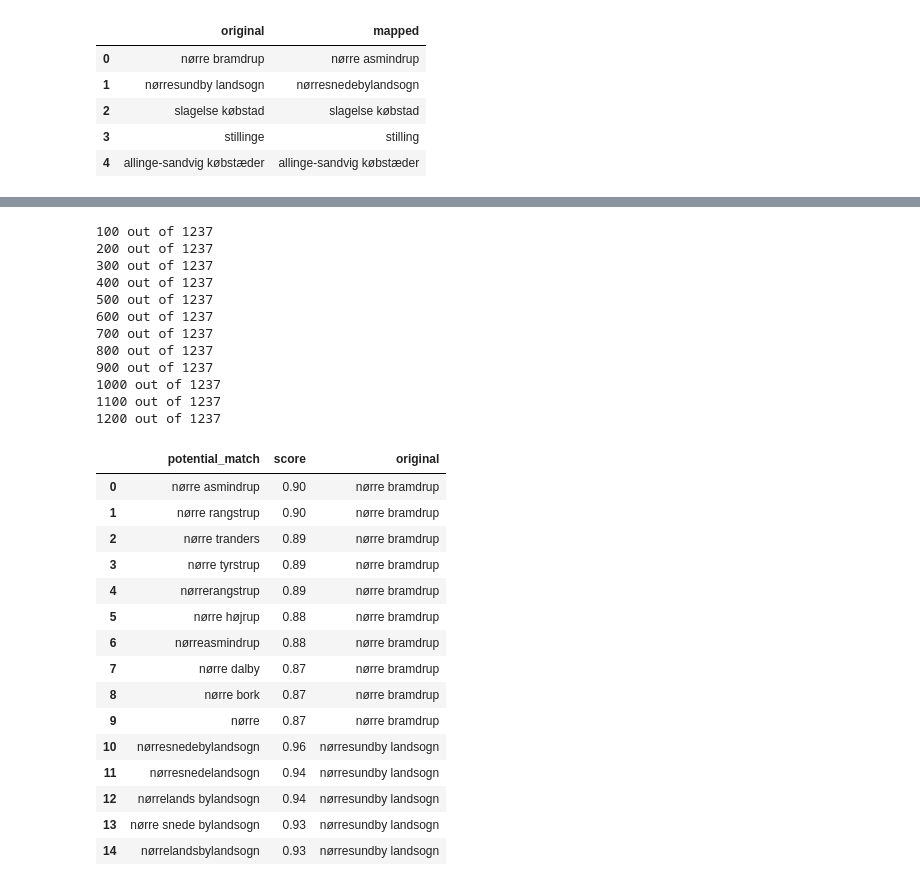
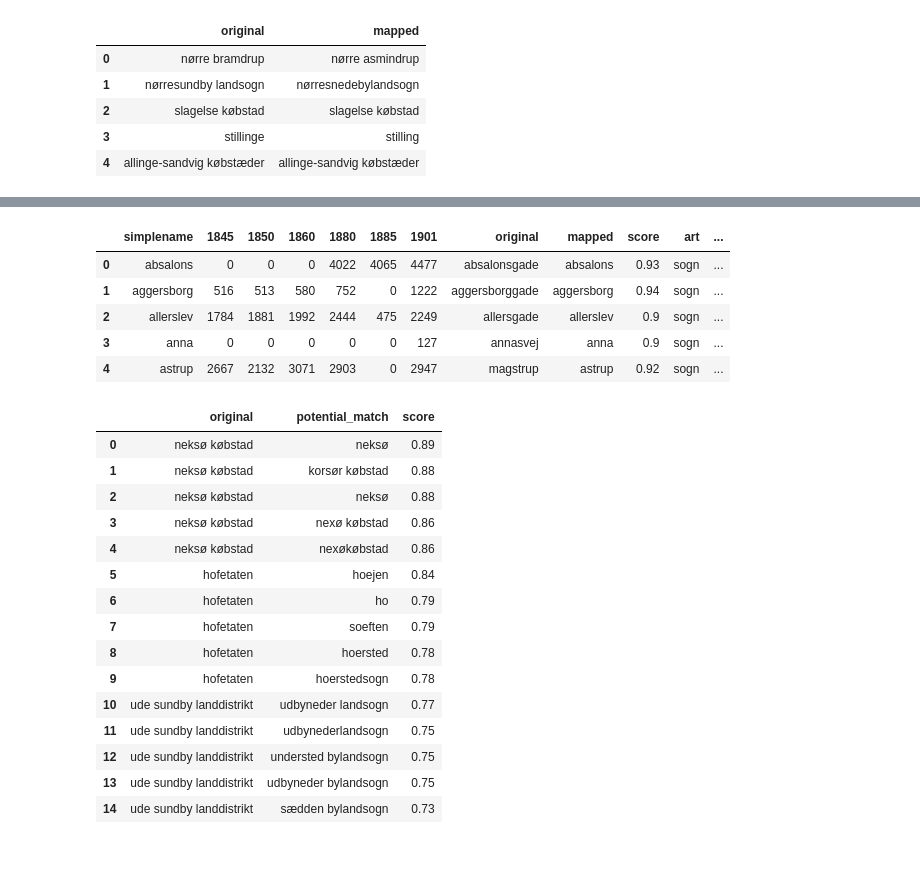
Before and after one commit to link-lives/city-standardization, a Jupyter notebook: city_unification.ipynb, the cells around one changed output, grey strips where cells are left out. Drawn from its saved outputs; the diff is of its cells as text; code cells hidden in the pictures; blank space fills up the shorter version.

```diff
--- a/city_unification.ipynb
+++ b/city_unification.ipynb
@@ -439,50 +455,54 @@ ft1901_LL.txt
 Done :D
 Matched records: 6674325 out of 8872065 ( 75.22854036799775 )%
 Matched places: 1647 out of 1924 ( 85.6029106029106 )%
+# %%
+#Adding few more requested variables
+dfmap = pd.read_csv(_path+'../out/mapping.tsv', sep = '\t', dtype=str, names=['original','mapped', 'score'], skiprows=1)
+jaro09 = pd.read_csv(_path+'../out/places_FT_jaro0.9_01.tsv', sep='\t')
+jaro09 = jaro09.merge(dfmap[dfmap.score.astype(float) >= THRESHOLD], left_on='simplename', right_on='mapped').merge(dd[['simplename', 'art', 'enhedid']], on='simplename')
+jaro09.to_csv(_path+'../out/places_FT_jaro0.9_01.tsv', sep='\t')
+jaro09.head()
+# %% [output]
+|  | simplename | 1845 | 1850 | 1860 | 1880 | 1885 | 1901 | original | mapped | score | art | ... |
+| 0 | absalons | 0 | 0 | 0 | 4022 | 4065 | 4477 | absalonsgade | absalons | 0.93 | sogn | ... |
+| 1 | aggersborg | 516 | 513 | 580 | 752 | 0 | 1222 | aggersborggade | aggersborg | 0.94 | sogn | ... |
+| 2 | allerslev | 1784 | 1881 | 1992 | 2444 | 475 | 2249 | allersgade | allerslev | 0.9 | sogn | ... |
+| 3 | anna | 0 | 0 | 0 | 0 | 0 | 127 | annasvej | anna | 0.9 | sogn | ... |
+| 4 | astrup | 2667 | 2132 | 3071 | 2903 | 0 | 2947 | magstrup | astrup | 0.92 | sogn | ... |
 # %%
 # Finding the best possible matches
 
 concatenate = []
 i=0
 for col in distance_jaro.columns:
     i = i+1
     if i % 100 == 0: print(i, 'out of', len(distance_jaro.columns))
-    aux = distance_jaro.nlargest(10, col)[[col]]
+    aux = distance_jaro.nlargest(5, col)[[col]]
     aux.columns = ['score']
     aux['original'] = col
     concatenate.append(aux)
 
 concatenate = pd.concat(concatenate, sort=False)
 concatenate = concatenate.reset_index()
 concatenate.columns = ['potential_match','score','original']
 concatenate[['original','potential_match','score']][~concatenate.original.isin(concatenate[concatenate.score >= 0.9].original.unique())].to_csv(_path+'../out/places_possible_matches_jaro_01.tsv', index=False, sep='\t')
+
+concatenate = pd.read_csv(_path+'../out/places_possible_matches_jaro_01.tsv',  sep='\t')
 concatenate.head(15)
 # %% [output]
-100 out of 1237
-200 out of 1237
-300 out of 1237
-400 out of 1237
-500 out of 1237
-600 out of 1237
-700 out of 1237
-800 out of 1237
-900 out of 1237
-1000 out of 1237
-1100 out of 1237
-1200 out of 1237
-|  | potential_match | score | original |
-| 0 | nørre asmindrup | 0.90 | nørre bramdrup |
-| 1 | nørre rangstrup | 0.90 | nørre bramdrup |
-| 2 | nørre tranders | 0.89 | nørre bramdrup |
-| 3 | nørre tyrstrup | 0.89 | nørre bramdrup |
-| 4 | nørrerangstrup | 0.89 | nørre bramdrup |
-| 5 | nørre højrup | 0.88 | nørre bramdrup |
-| 6 | nørreasmindrup | 0.88 | nørre bramdrup |
-| 7 | nørre dalby | 0.87 | nørre bramdrup |
-| 8 | nørre bork | 0.87 | nørre bramdrup |
-| 9 | nørre | 0.87 | nørre bramdrup |
-| 10 | nørresnedebylandsogn | 0.96 | nørresundby landsogn |
-| 11 | nørresnedelandsogn | 0.94 | nørresundby landsogn |
-| 12 | nørrelands bylandsogn | 0.94 | nørresundby landsogn |
-| 13 | nørre snede bylandsogn | 0.93 | nørresundby landsogn |
-| 14 | nørrelandsbylandsogn | 0.93 | nørresundby landsogn |
+|  | original | potential_match | score |
+| 0 | neksø købstad | neksø | 0.89 |
+| 1 | neksø købstad | korsør købstad | 0.88 |
+| 2 | neksø købstad | neksø | 0.88 |
+| 3 | neksø købstad | nexø købstad | 0.86 |
+| 4 | neksø købstad | nexøkøbstad | 0.86 |
+| 5 | hofetaten | hoejen | 0.84 |
+| 6 | hofetaten | ho | 0.79 |
+| 7 | hofetaten | soeften | 0.79 |
+| 8 | hofetaten | hoersted | 0.78 |
+| 9 | hofetaten | hoerstedsogn | 0.78 |
+| 10 | ude sundby landdistrikt | udbyneder landsogn | 0.77 |
+| 11 | ude sundby landdistrikt | udbynederlandsogn | 0.75 |
+| 12 | ude sundby landdistrikt | understed bylandsogn | 0.75 |
+| 13 | ude sundby landdistrikt | udbyneder bylandsogn | 0.75 |
+| 14 | ude sundby landdistrikt | sædden bylandsogn | 0.73 |
```
Also changed, not shown: parts of 16 cells of this notebook.
